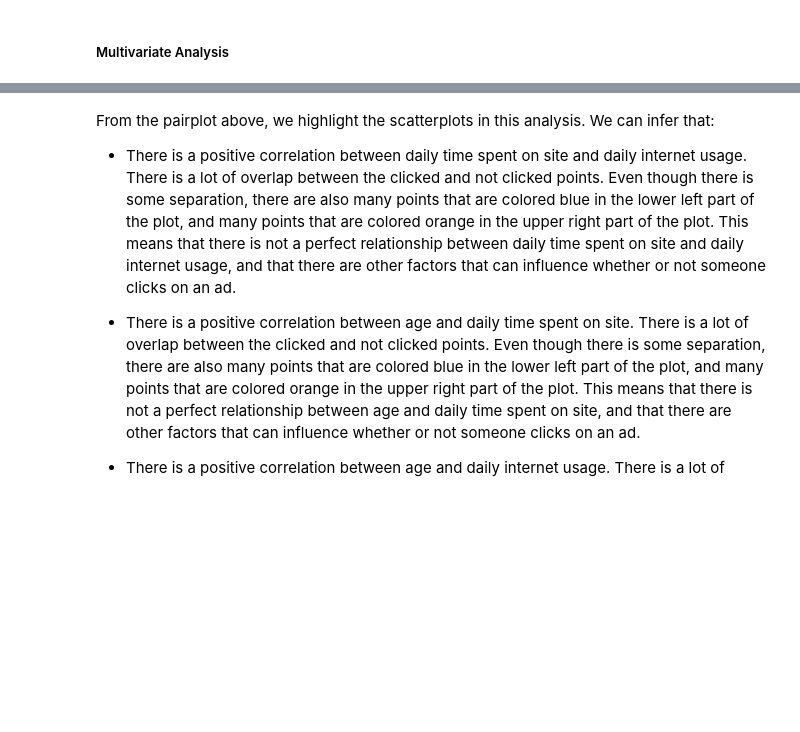
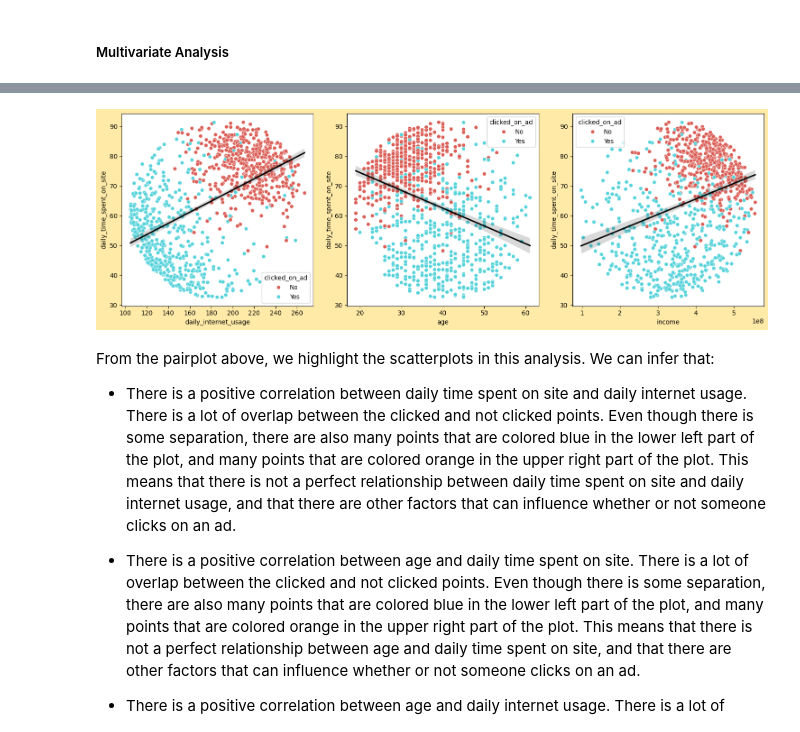
Before and after one commit to azaryasph/Predict-Customer-Clicked-Ads-Classification-By-Using-Machine-Learning, a Jupyter notebook: Predict Customer Clicked Ads Classification By Using Machine Learning.ipynb, the cells around one changed output, grey strips where cells are left out. Drawn from its saved outputs; the diff is of its cells as text; code cells hidden in the pictures; blank space fills up the shorter version.

```diff
--- a/Predict Customer Clicked Ads Classification By Using Machine Learning.ipynb
+++ b/Predict Customer Clicked Ads Classification By Using Machine Learning.ipynb
@@ -341,3 +361,28 @@ sns.pairplot(num, hue='clicked_on_ad', diag_kind='kde')
+# %%
+# Define the features to be plotted
+corrl = ['daily_internet_usage', 'age', 'income']
+
+# Create a subplot with 1 row and as many columns as there are features
+fig, axs = plt.subplots(1, len(corrl), figsize=(15, 5))
+
+# Set the background color of the figure
+fig.set_facecolor('#FFEAA7')
+
+# Loop over each feature
+for i, feature in enumerate(corrl):
+    # Create a scatterplot of the feature against 'daily_internet_usage', colored by 'clicked_on_ad'
+    sns.scatterplot(x=feature, y='daily_time_spent_on_site', hue='clicked_on_ad', data=dfe, palette='hls', ax=axs[i])
+
+    # Overlay a regression plot on the scatterplot, without the scatter points (scatter=False)
+    sns.regplot(x=feature, y='daily_time_spent_on_site', data=dfe, scatter=False, color='black', ax=axs[i])
+
+# Adjust the layout to fit the plots properly
+plt.tight_layout()
+
+# Display the plots
+plt.show()
+# %% [output]
+[figure, added]
 # %% [markdown]
 From the pairplot above, we highlight the scatterplots in this analysis. We can infer that:
 - There is a positive correlation between daily time spent on site and daily internet usage. There is a lot of overlap between the clicked and not clicked points. Even though there is some separation, there are also many points that are colored blue in the lower left part of the plot, and many points that are colored orange in the upper right part of the plot. This means that there is not a perfect relationship between daily time spent on site and daily internet usage, and that there are other factors that can influence whether or not someone clicks on an ad.
```
Also changed, not shown: parts of 26 cells of this notebook.
